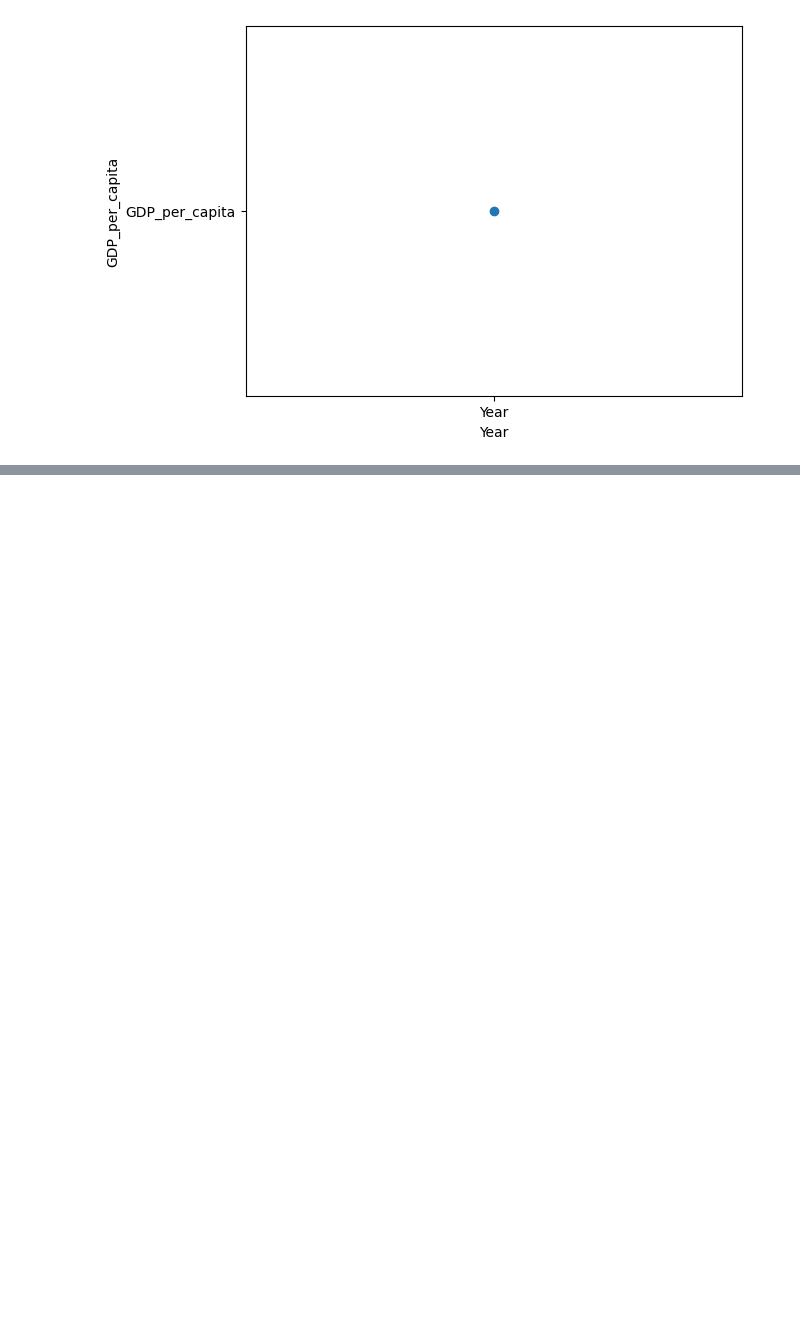
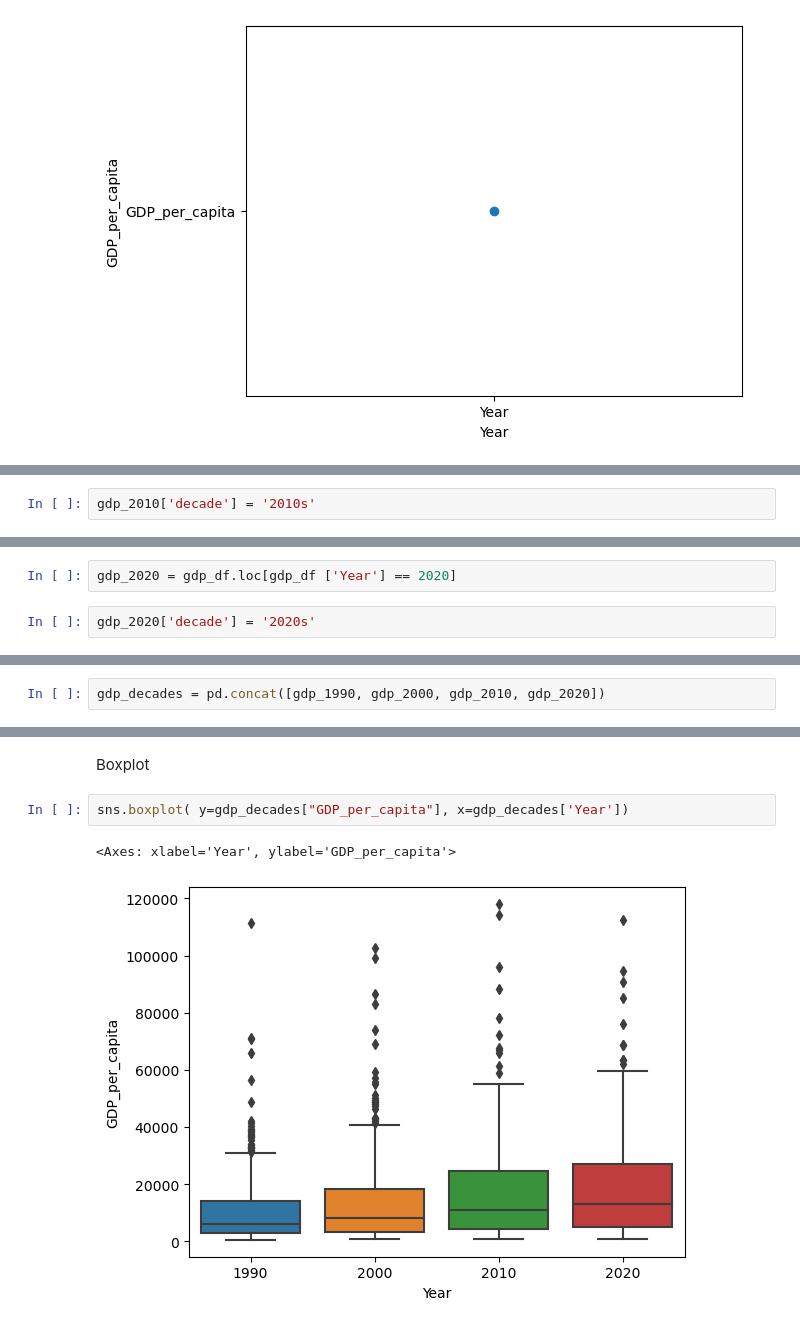
Before and after one commit to NSS-Full-Time-Data-Analytics-11/un-project-JillZimmer, a Jupyter notebook: notebooks/un_project_notebook.ipynb, the cells around one changed output, grey strips where cells are left out. Drawn from its saved outputs; the diff is of its cells as text; blank space fills up the shorter version.

```diff
--- a/notebooks/un_project_notebook.ipynb
+++ b/notebooks/un_project_notebook.ipynb
@@ -259,0 +401,2 @@ Text(0, 0.5, 'GDP_per_capita')
+# %%
+gdp_2010['decade'] = '2010s'
@@ -259,0 +425,4 @@ Text(0, 0.5, 'GDP_per_capita')
+# %%
+gdp_2020 = gdp_df.loc[gdp_df ['Year'] == 2020]
+# %%
+gdp_2020['decade'] = '2020s'
@@ -259,0 +451,2 @@ Text(0, 0.5, 'GDP_per_capita')
+# %%
+gdp_decades = pd.concat([gdp_1990, gdp_2000, gdp_2010, gdp_2020])
@@ -259,0 +469,7 @@ Text(0, 0.5, 'GDP_per_capita')
+# %% [markdown]
+Boxplot
+# %%
+sns.boxplot( y=gdp_decades["GDP_per_capita"], x=gdp_decades['Year'])
+# %% [output]
+<Axes: xlabel='Year', ylabel='GDP_per_capita'>
+[figure, added]
```
Also changed, not shown: parts of 51 cells of this notebook.
